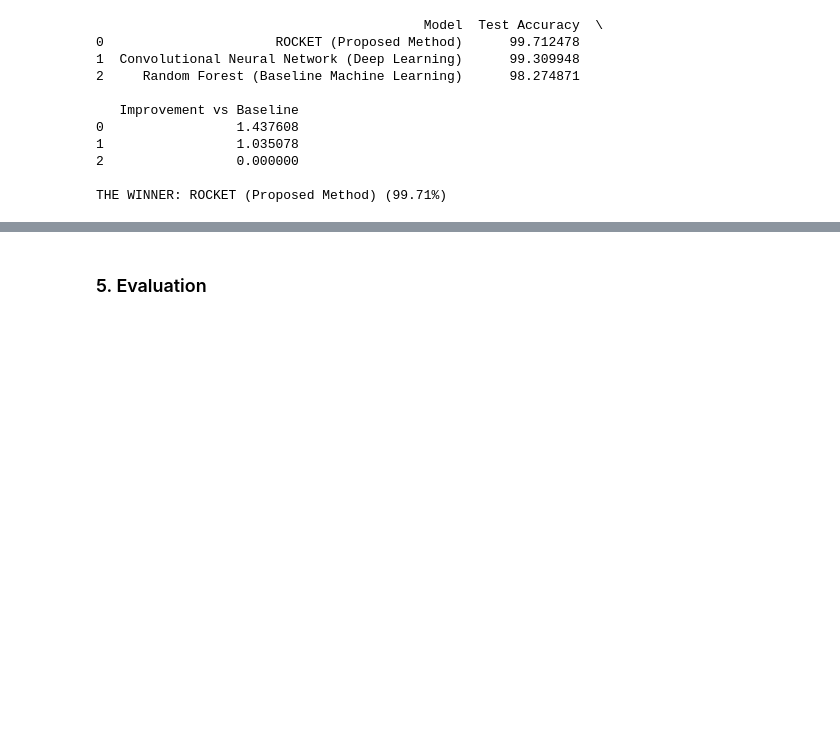
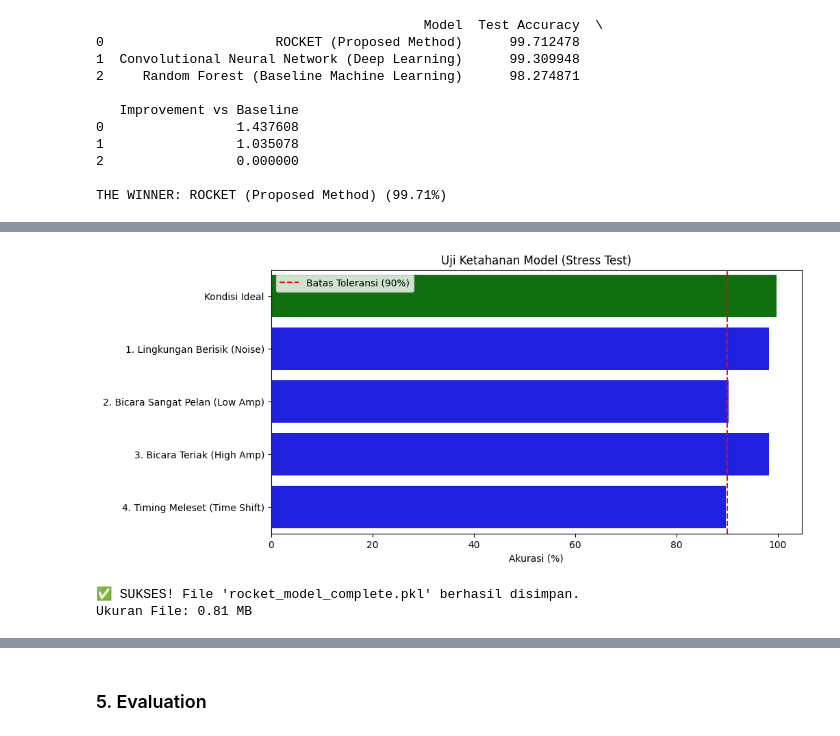
Before and after one commit to rhindottire/Data-Science, a Jupyter notebook: project/UAS.ipynb, the cells around one changed output, grey strips where cells are left out. Cells and saved outputs as stored; diff of their text form; code cells hidden in the pictures; blank space fills up the shorter version.

```diff
--- a/project/UAS.ipynb
+++ b/project/UAS.ipynb
@@ -1477,0 +1518,18 @@ THE WINNER: ROCKET (Proposed Method) (99.71%)
+# %%
+# Fungsi-fungsi Modifikasi Data (Simulasi IRL)
+def apply_noise(X, level=0.5):
+    noise = np.random.normal(0, level, X.shape)
+    return X + noise
+
+def apply_amplitude_scale(X, factor=0.5):
+    # Simulasi orang bicara pelan (factor < 1) atau teriak (factor > 1)
+    return X * factor
+
+def apply_time_shift(X, shift=5):
+    # Simulasi orang telat ngomong atau terlalu cepat mulai
+    # Geser array (Roll) sepanjang sumbu waktu (axis 2)
+    return np.roll(X, shift, axis=2)
+
+# Siapkan Baseline (ROCKET)
+acc_baseline = final_scores.get('ROCKET (Proposed Method)', 0)
+print(f"Akurasi Awal (Ideal): {acc_baseline:.2f}%\n")
@@ -1477,0 +1575,49 @@ THE WINNER: ROCKET (Proposed Method) (99.71%)
+# %%
+# Visualisasi
+plt.figure(figsize=(10, 5))
+scen_names = [r['Skenario'] for r in results]
+scen_accs = [r['Akurasi'] for r in results]
+
+# Tambahkan baseline
+scen_names.insert(0, "Kondisi Ideal")
+scen_accs.insert(0, acc_baseline)
+
+colors = ['green'] + ['blue' if x > 85 else 'red' for x in scen_accs[1:]]
+sns.barplot(
+    x=scen_accs,
+    y=scen_names,
+    hue=scen_names,
+    palette=colors,
+    legend=False
+)
+plt.axvline(90, color='red', linestyle='--', label='Batas Toleransi (90%)')
+plt.title("Uji Ketahanan Model (Stress Test)")
+plt.xlabel("Akurasi (%)")
+plt.legend()
+plt.show()
+# %% [output]
+[figure, added]
+# %%
+import pickle
+import os
+
+# Kita bungkus keduanya dalam satu dictionary agar praktis
+model_package = {
+    "transformer": minirocket,  # Si Pengubah Data (Raw -> Fitur)
+    "classifier": classifier,   # Si Penebak (Fitur -> Label)
+    "description": "ROCKET Model for Spoken Arabic Digits",
+    "accuracy_test": 99.71
+}
+
+MODEL_DIR = os.path.join(".", "Assets", "models", "UAS")
+os.makedirs(MODEL_DIR, exist_ok=True)
+filename = "rocket_model_complete.pkl"
+model_path = os.path.join(MODEL_DIR, filename)
+with open(model_path, "wb") as f:
+    pickle.dump(model_package, f)
+
+print(f"✅ SUKSES! File '{filename}' berhasil disimpan.")
+print(f"Ukuran File: {os.path.getsize(model_path) / 1024 / 1024:.2f} MB")
+# %% [output]
+✅ SUKSES! File 'rocket_model_complete.pkl' berhasil disimpan.
+Ukuran File: 0.81 MB
```
Also changed, not shown: parts of 32 cells of this notebook, 7 other files.
